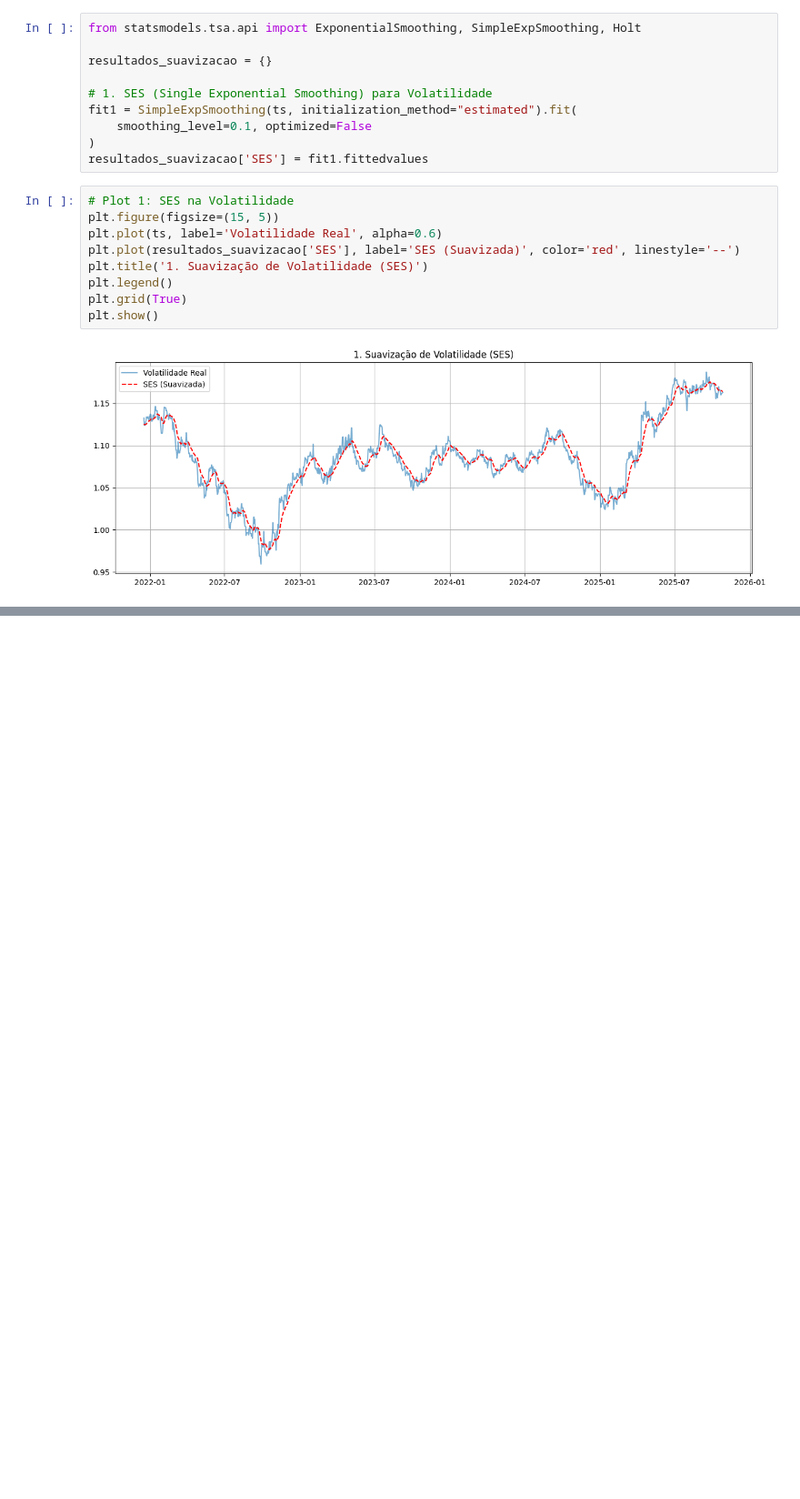
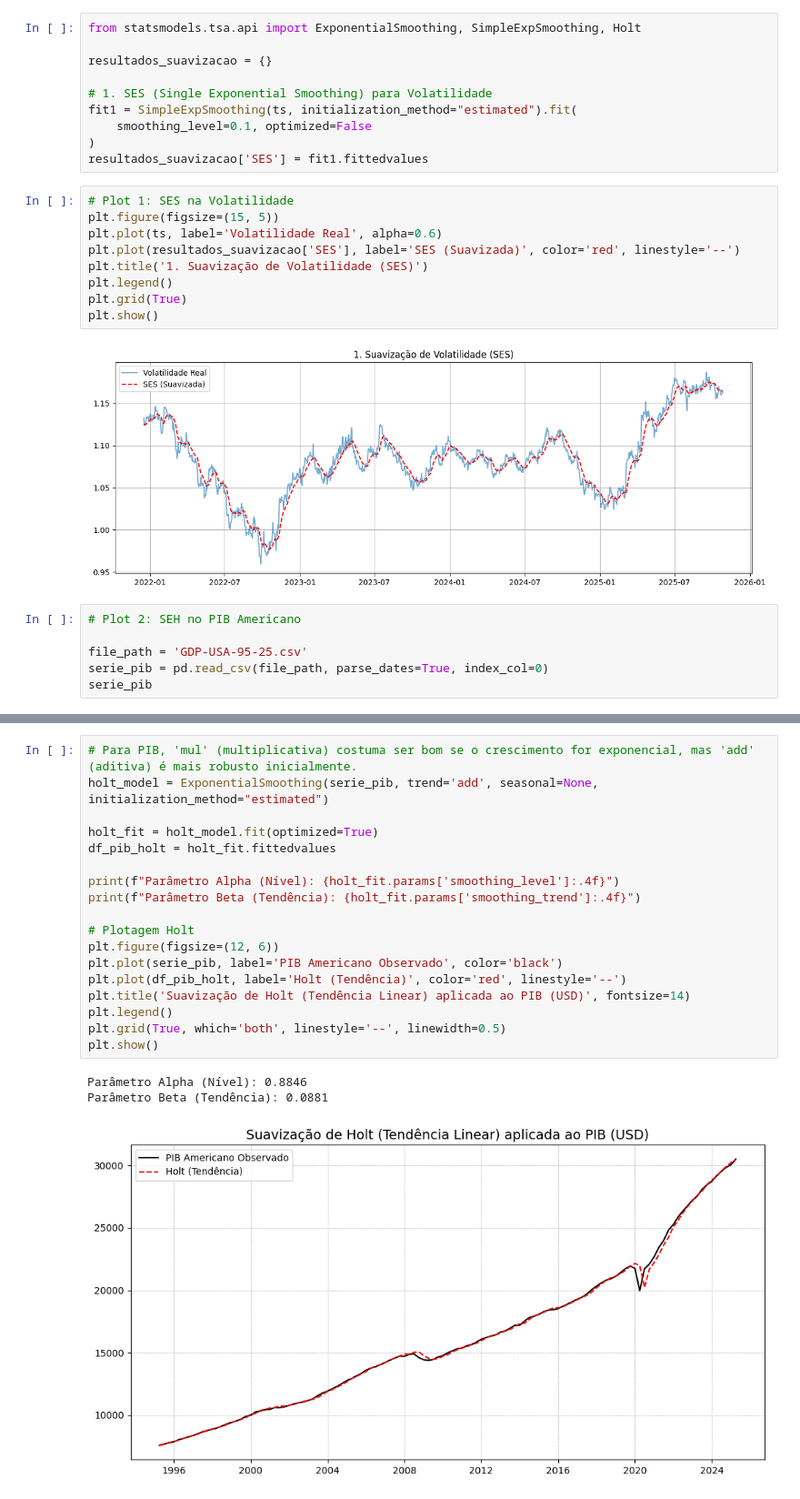
Before and after one commit to beabento/Econometria-2, a Jupyter notebook: atividade1.ipynb, the cells around one changed output, grey strips where cells are left out. Shown at 91% size. Drawn from its saved outputs; the diff is of its cells as text; blank space fills up the shorter version.

```diff
--- a/atividade1.ipynb
+++ b/atividade1.ipynb
@@ -210,3 +210,9 @@ plt.grid(True)
 plt.show()
 # %% [output]
 [figure]
+# %%
+# Plot 2: SEH no PIB Americano
+
+file_path = 'GDP-USA-95-25.csv'
+serie_pib = pd.read_csv(file_path, parse_dates=True, index_col=0)
+serie_pib
@@ -212,0 +234,22 @@ plt.show()
+# %%
+# Para PIB, 'mul' (multiplicativa) costuma ser bom se o crescimento for exponencial, mas 'add' (aditiva) é mais robusto inicialmente.
+holt_model = ExponentialSmoothing(serie_pib, trend='add', seasonal=None, initialization_method="estimated")
+
+holt_fit = holt_model.fit(optimized=True)
+df_pib_holt = holt_fit.fittedvalues
+
+print(f"Parâmetro Alpha (Nível): {holt_fit.params['smoothing_level']:.4f}")
+print(f"Parâmetro Beta (Tendência): {holt_fit.params['smoothing_trend']:.4f}")
+
+# Plotagem Holt
+plt.figure(figsize=(12, 6))
+plt.plot(serie_pib, label='PIB Americano Observado', color='black')
+plt.plot(df_pib_holt, label='Holt (Tendência)', color='red', linestyle='--')
+plt.title('Suavização de Holt (Tendência Linear) aplicada ao PIB (USD)', fontsize=14)
+plt.legend()
+plt.grid(True, which='both', linestyle='--', linewidth=0.5)
+plt.show()
+# %% [output]
+Parâmetro Alpha (Nível): 0.8846
+Parâmetro Beta (Tendência): 0.0881
+[figure, added]
```
Also changed, not shown: parts of 4 cells of this notebook.
